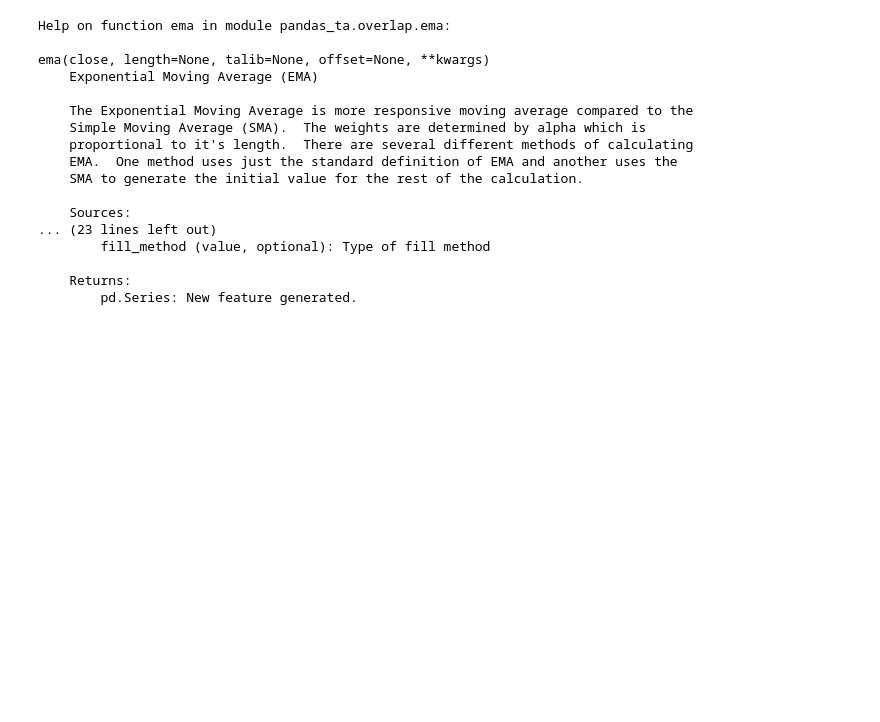
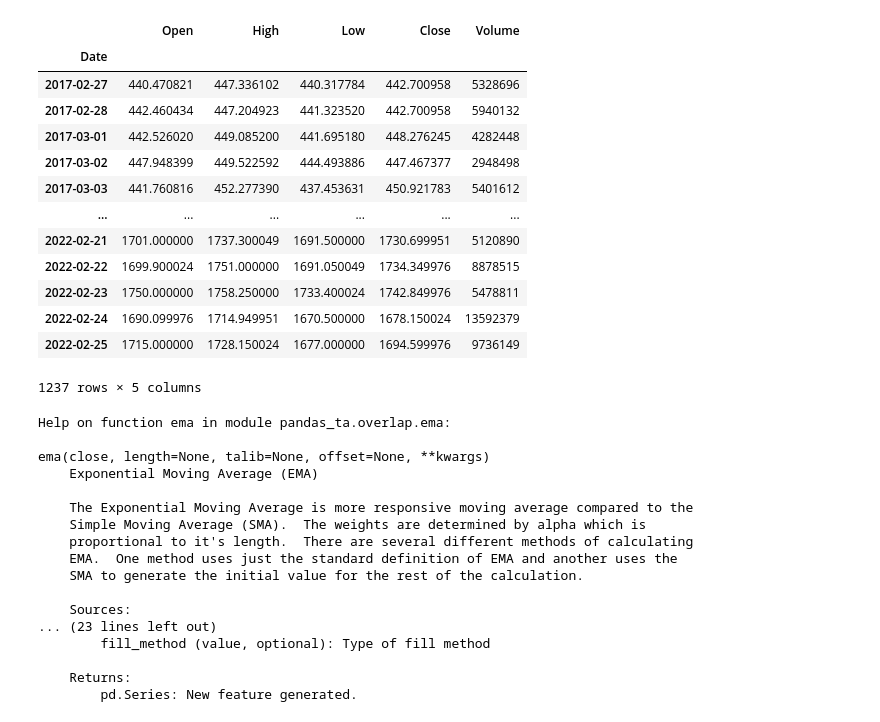
Before and after one commit to vivekjainmaiet/stockanalysis, a Jupyter notebook: notebooks/vivek_notebook.ipynb, the cells around one changed output. Drawn from its saved outputs; the diff is of its cells as text; code cells hidden in the pictures; blank space fills up the shorter version.

```diff
--- a/notebooks/vivek_notebook.ipynb
+++ b/notebooks/vivek_notebook.ipynb
@@ -22,6 +22,23 @@ from keras.callbacks import EarlyStopping
 ticker = yfinance.Ticker("INFY.NS")
 df = ticker.history(period = '5y')
 df.drop(columns=['Dividends','Stock Splits'],inplace=True)
+# %%
+df
+# %% [output]
+|  | Open | High | Low | Close | Volume |
+| Date |  |  |  |  |  |
+| 2017-02-27 | 440.470821 | 447.336102 | 440.317784 | 442.700958 | 5328696 |
+| 2017-02-28 | 442.460434 | 447.204923 | 441.323520 | 442.700958 | 5940132 |
+| 2017-03-01 | 442.526020 | 449.085200 | 441.695180 | 448.276245 | 4282448 |
+| 2017-03-02 | 447.948399 | 449.522592 | 444.493886 | 447.467377 | 2948498 |
+| 2017-03-03 | 441.760816 | 452.277390 | 437.453631 | 450.921783 | 5401612 |
+| ... | ... | ... | ... | ... | ... |
+| 2022-02-21 | 1701.000000 | 1737.300049 | 1691.500000 | 1730.699951 | 5120890 |
+| 2022-02-22 | 1699.900024 | 1751.000000 | 1691.050049 | 1734.349976 | 8878515 |
+| 2022-02-23 | 1750.000000 | 1758.250000 | 1733.400024 | 1742.849976 | 5478811 |
+| 2022-02-24 | 1690.099976 | 1714.949951 | 1670.500000 | 1678.150024 | 13592379 |
+| 2022-02-25 | 1715.000000 | 1728.150024 | 1677.000000 | 1694.599976 | 9736149 |
+1237 rows × 5 columns
 # %%
 help(pta.ema)
 # %% [output]
```
Also changed, not shown: parts of 15 cells of this notebook, 18 other files.
